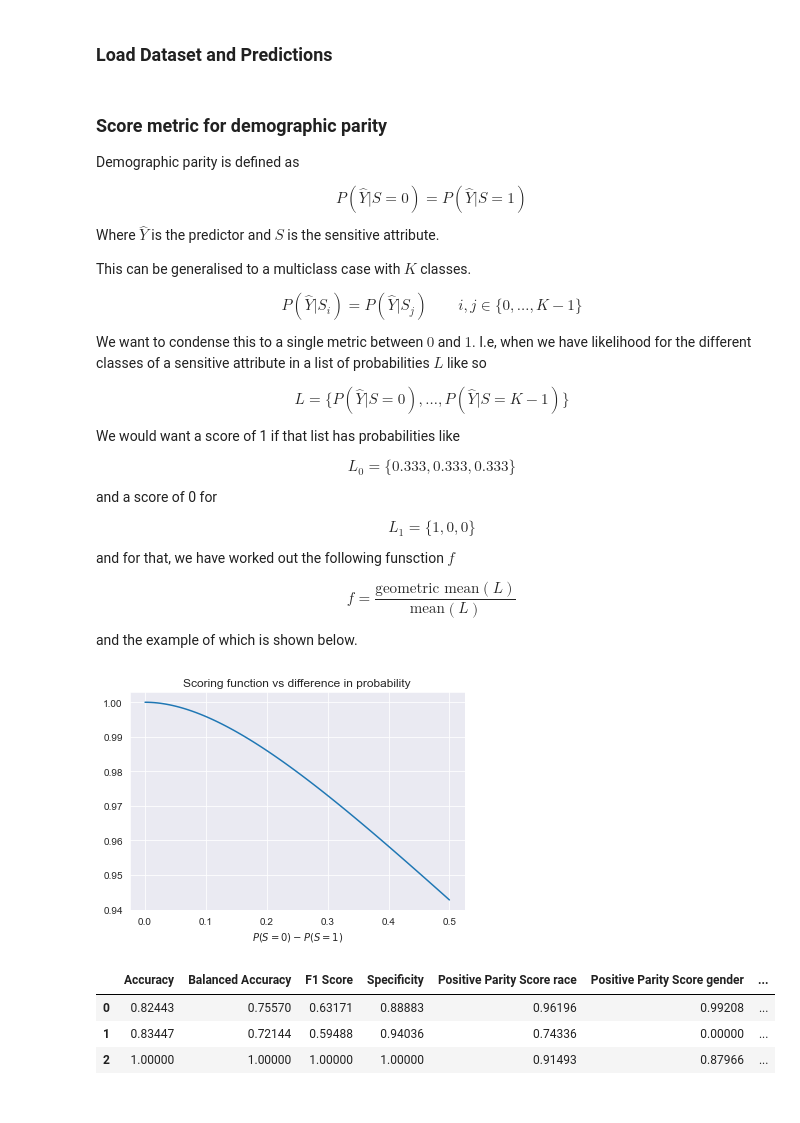
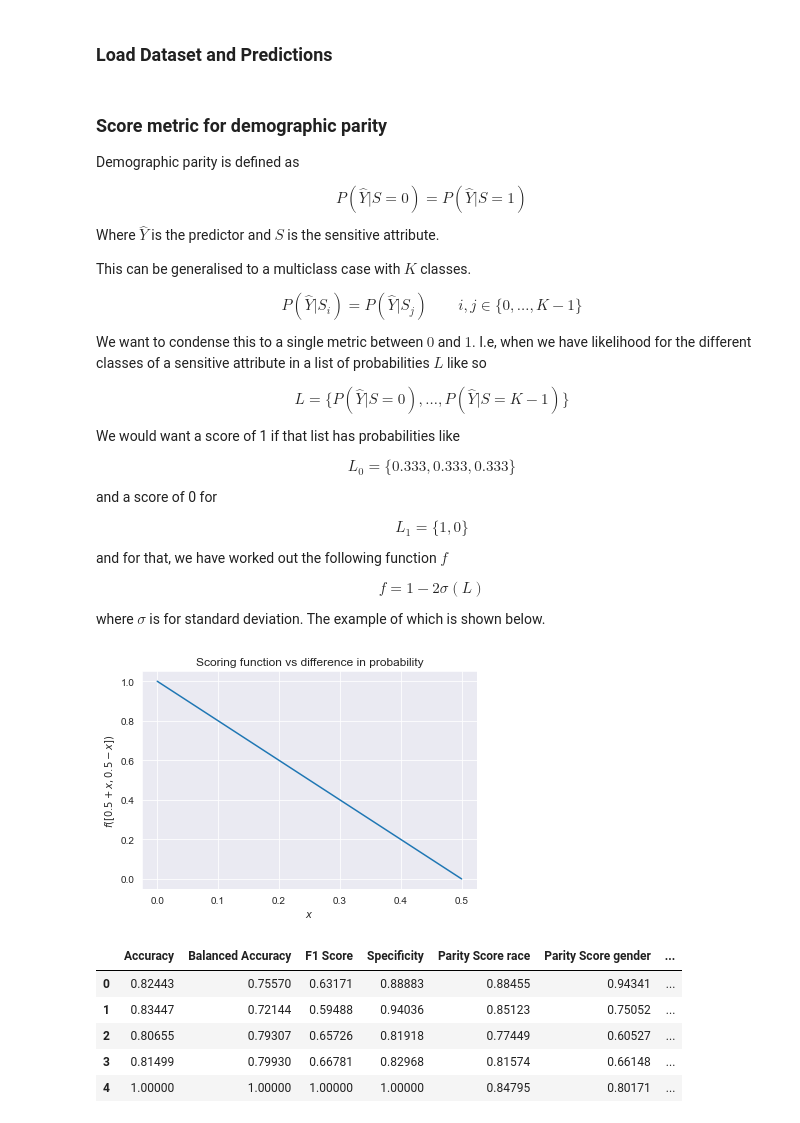
Before and after one commit to bcwein/Forseti, a Jupyter notebook: notebooks/model-evaluation.ipynb, the cells around one changed output. Saved outputs shown, nothing was run; the diff lists cells and outputs as text; code cells hidden in the pictures.

```diff
--- a/notebooks/model-evaluation.ipynb
+++ b/notebooks/model-evaluation.ipynb
@@ -16,6 +16,8 @@ import pandas as pd
 import sys
 import os
 from sklearn.metrics import roc_curve
+import seaborn as sns
+sns.set_style('darkgrid')
 pd.set_option('display.float_format', lambda x: '%.5f' % x)
 
 module_path = os.path.abspath(os.path.join(".."))
@@ -23,7 +25,7 @@ if module_path not in sys.path:
     sys.path.append(module_path)
 
 from forseti.datproc import translate_categorical, extract_sensitive
-from forseti.metrics import plot_confusion_matrix, parity_score, fairness_report
+from forseti.fairness import parity_score, fairness_report
 # %% [markdown]
 ### Load Dataset and Predictions
 # %%
@@ -74,44 +84,51 @@ $$
 and a score of 0 for
 
 $$
-L_1 = \{ 1, 0, 0\}
+L_1 = \{ 1, 0\}
 $$
 
-and for that, we have worked out the following funsction $f$
+and for that, we have worked out the following function $f$
 
 $$
-    f = \frac{\text{geometric mean}(L)}{\text{mean}(L)}
+    f = 1 - 2\sigma(L)
 $$
 
-and the example of which is shown below.
+where $\sigma$ is for standard deviation. The example of which is shown below.
 # %%
 import numpy as np
 import matplotlib.pyplot as plt
 
 x = np.linspace(0, 0.5, 100)
 scores = []
 
 for prob in x:
-    scorelist = [0.5 + prob, 0.5]
+    scorelist = [0.5 + prob, 0.5 - prob]
     scores.append(parity_score(scorelist))
 
 plt.plot(x, scores);
 plt.title('Scoring function vs difference in probability');
-plt.xlabel('$P(S=0) - P(S=1)$');
+plt.xlabel('$x$');
+plt.ylabel('$f([0.5+x, 0.5-x])$');
+plt.savefig('figures/Parity_metric.png', dpi=200)
+plt.show()
 # %% [output]
-[figure, old version]
+[figure, new version]
 # %%
 fairnessDF = pd.DataFrame()
 
-fairnessDF = fairnessDF.append(fairness_report(y, y_pred_fair, sensitive, 'FairBN'), ignore_index=True)
-fairnessDF = fairnessDF.append(fairness_report(y, y_pred_income, sensitive, 'IncomeBN'), ignore_index=True)
-fairnessDF = fairnessDF.append(fairness_report(y, y, sensitive, 'Dataset'), ignore_index=True)
+fairnessDF = fairnessDF.append(fairness_report(y, y_pred_fair, sensitive, 'FairBN'), ignore_index=True);
+fairnessDF = fairnessDF.append(fairness_report(y, y_pred_income, sensitive, 'IncomeBN'), ignore_index=True);
+fairnessDF = fairnessDF.append(fairness_report(y, y_pred_label_NB_sens, sensitive, 'NBSens'), ignore_index=True);
+fairnessDF = fairnessDF.append(fairness_report(y, y_pred_label_NB, sensitive, 'NB'), ignore_index=True);
+fairnessDF = fairnessDF.append(fairness_report(y, y, sensitive, 'Dataset'), ignore_index=True);
 fairnessDF
 # %% [output]
-|  | Accuracy | Balanced Accuracy | F1 Score | Specificity | Positive Parity Score race | Positive Parity Score gender | ... |
-| 0 | 0.82443 | 0.75570 | 0.63171 | 0.88883 | 0.96196 | 0.99208 | ... |
-| 1 | 0.83447 | 0.72144 | 0.59488 | 0.94036 | 0.74336 | 0.00000 | ... |
-| 2 | 1.00000 | 1.00000 | 1.00000 | 1.00000 | 0.91493 | 0.87966 | ... |
+|  | Accuracy | Balanced Accuracy | F1 Score | Specificity | Parity Score race | Parity Score gender | ... |
+| 0 | 0.82443 | 0.75570 | 0.63171 | 0.88883 | 0.88455 | 0.94341 | ... |
+| 1 | 0.83447 | 0.72144 | 0.59488 | 0.94036 | 0.85123 | 0.75052 | ... |
+| 2 | 0.80655 | 0.79307 | 0.65726 | 0.81918 | 0.77449 | 0.60527 | ... |
+| 3 | 0.81499 | 0.79930 | 0.66781 | 0.82968 | 0.81574 | 0.66148 | ... |
+| 4 | 1.00000 | 1.00000 | 1.00000 | 1.00000 | 0.84795 | 0.80171 | ... |
 # %%
 fpr_fair, tpr_fair, threshold = roc_curve(y,  y_pred_probability['fair_0'])
 fpr_income, tpr_income, _ = roc_curve(y,  y_pred_probability['income_1'])
```
Also changed, not shown: parts of 2 cells of this notebook, 6 other files.
